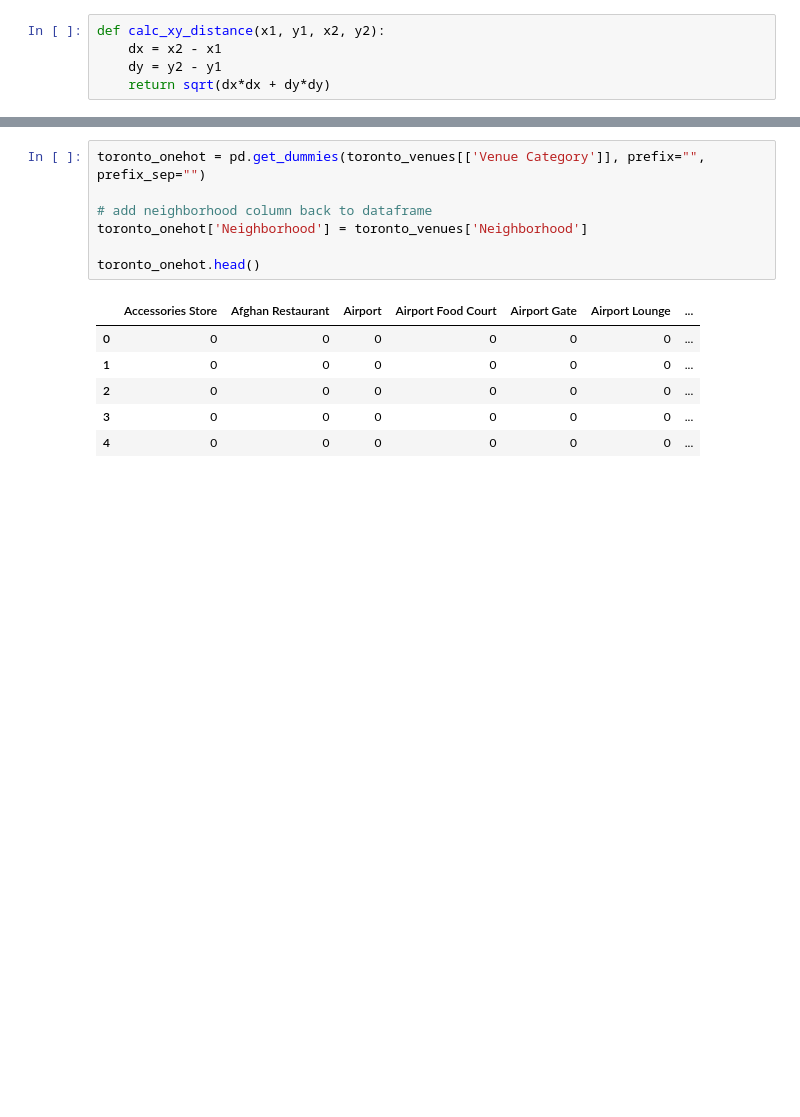
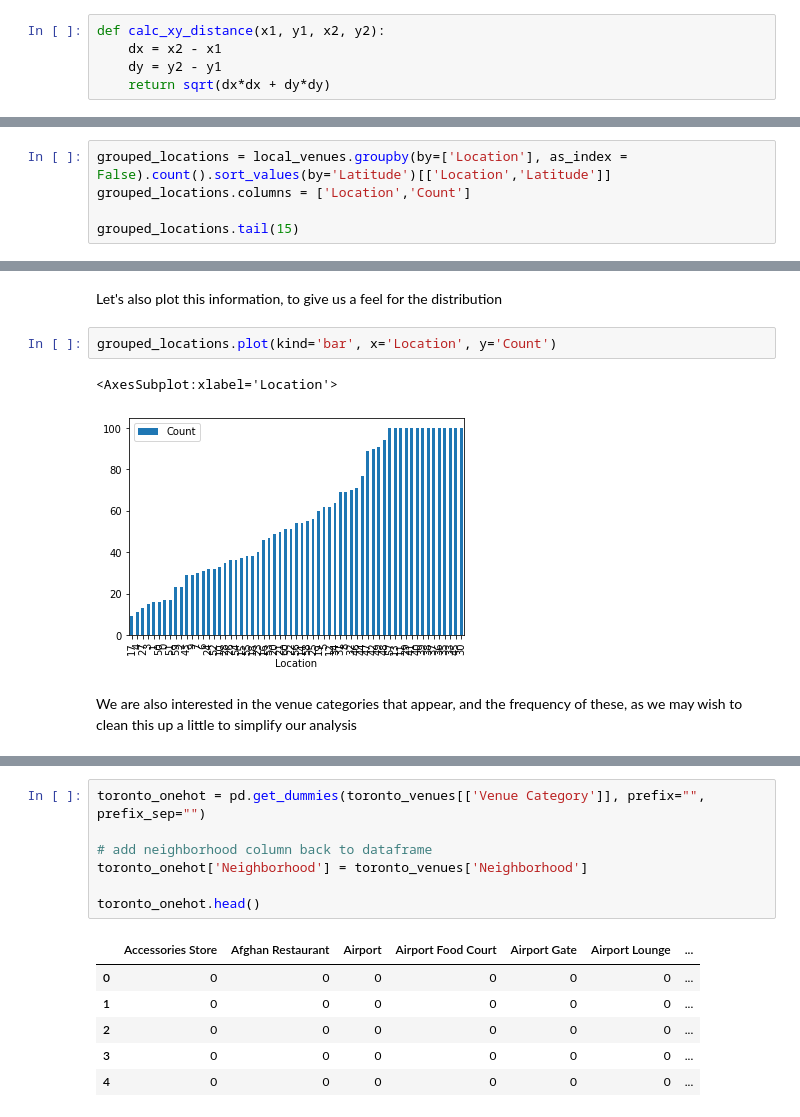
Before and after one commit to tomreimer16/Coursera_Capstone, a Jupyter notebook: capstone-london-analysis.ipynb, the cells around one changed output, grey strips where cells are left out. Saved outputs shown, nothing was run; the diff lists cells and outputs as text; blank space fills up the shorter version.

```diff
--- a/Capstone Project - London Analysis - Draft Work.ipynb
+++ b/capstone-london-analysis.ipynb
@@ -261,0 +293,5 @@ london_venues.shape
+# %%
+grouped_locations = local_venues.groupby(by=['Location'], as_index = False).count().sort_values(by='Latitude')[['Location','Latitude']]
+grouped_locations.columns = ['Location','Count']
+
+grouped_locations.tail(15)
@@ -261,0 +315,9 @@ london_venues.shape
+# %% [markdown]
+Let's also plot this information, to give us a feel for the distribution
+# %%
+grouped_locations.plot(kind='bar', x='Location', y='Count')
+# %% [output]
+<AxesSubplot:xlabel='Location'>
+[figure, added]
+# %% [markdown]
+We are also interested in the venue categories that appear, and the frequency of these, as we may wish to clean this up a little to simplify our analysis
```
Also changed, not shown: parts of 30 cells of this notebook, 3 other files.
